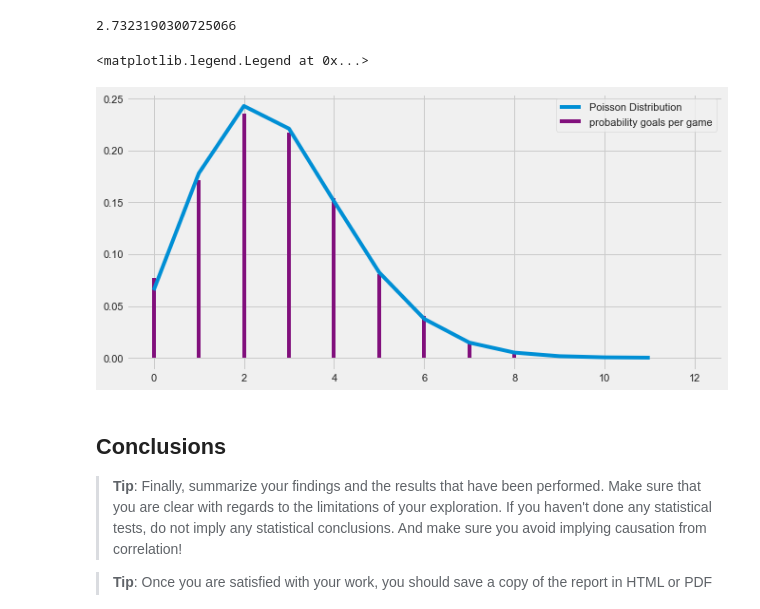
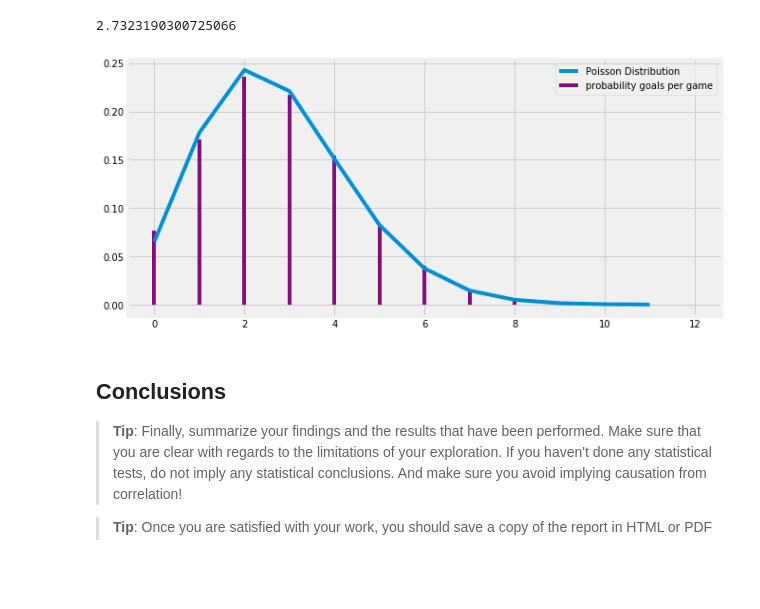
Before and after one commit to normannexo/jupyter_data_science, a Jupyter notebook: Soccer project.ipynb, the cells around one changed output. Cells and saved outputs as stored; diff of their text form; code cells hidden in the pictures; blank space fills up the shorter version.

```diff
--- a/Soccer project.ipynb
+++ b/Soccer project.ipynb
@@ -433,14 +457,13 @@ mean_goals
 # %%
 fig, ax = plt.subplots(1, 1, figsize=(10,5))
 _ = ax.vlines(probs.index, probs.values, colors="C5", ymax=0, label="probability goals per game")
 #_ = ax.hist(df_matches['away_team_goal'], bins='auto',  density=False)
 ax.plot(range(0,12), poisson.pmf(range(0,12), 2.73), label="Poisson Distribution")
-ax.legend()
+_ = ax.legend()
 #sns.set()
 #ax = sns.(df_matches['home_team_goal'])
 # %% [output]
-<matplotlib.legend.Legend at 0x...>
-[figure, old version]
+[figure, new version]
 # %% [markdown]
 <a id='conclusions'></a>
 ## Conclusions
```
Also changed, not shown: parts of 10 cells of this notebook.
